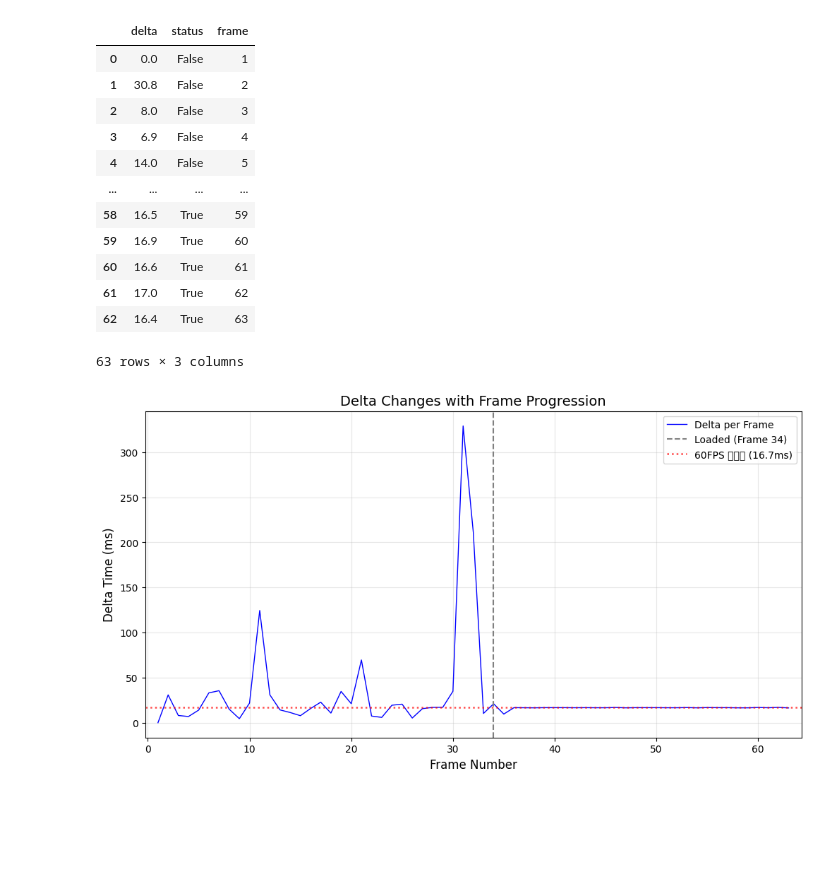
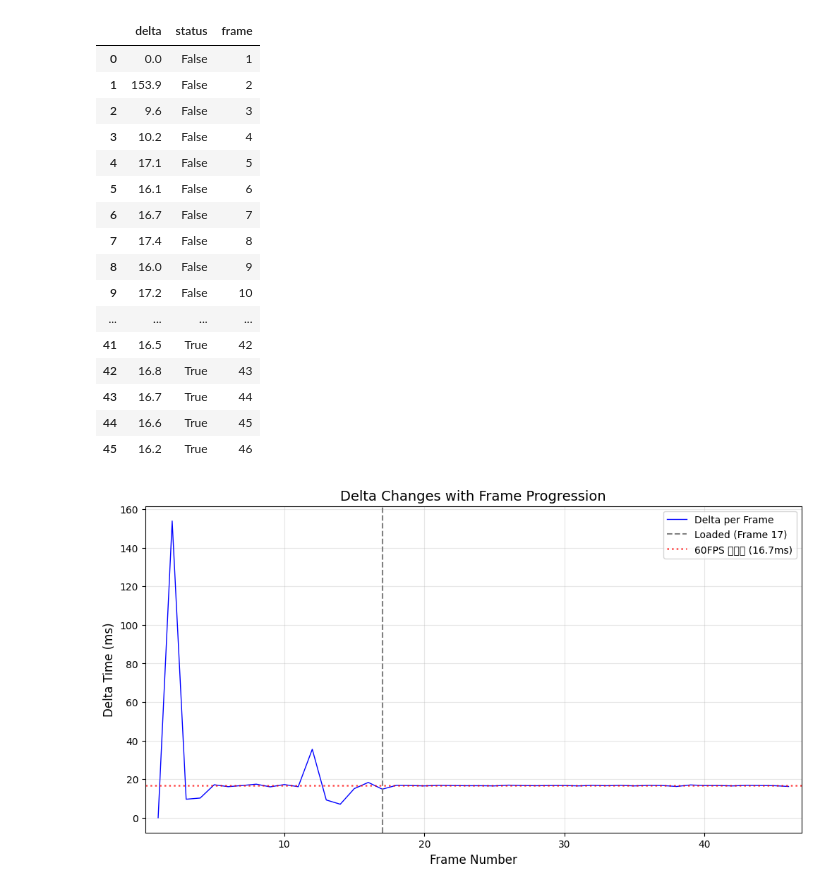
Before and after one commit to qqyzk/loadWebXR, a Jupyter notebook: visualize/delta.ipynb, the cells around one changed output. Saved outputs shown, nothing was run; the diff lists cells and outputs as text; code cells hidden in the pictures; blank space fills up the shorter version.

```diff
--- a/visualize/delta.ipynb
+++ b/visualize/delta.ipynb
@@ -8,7 +6,7 @@ ModuleNotFoundError: No module named 'matplotlib'
 # %%
 
 # 1. 检查并读取数据文件
-file_path = "./data/changetodelay.json"  # 假设文件已移动到当前目录
+file_path = "./performance_data.json"  # 假设文件已移动到当前目录
 
 with open(file_path, 'r') as f:
     data = json.load(f)
@@ -18,17 +16,21 @@ df
 # %% [output]
 |  | delta | status | frame |
 | 0 | 0.0 | False | 1 |
-| 1 | 30.8 | False | 2 |
-| 2 | 8.0 | False | 3 |
-| 3 | 6.9 | False | 4 |
-| 4 | 14.0 | False | 5 |
+| 1 | 153.9 | False | 2 |
+| 2 | 9.6 | False | 3 |
+| 3 | 10.2 | False | 4 |
+| 4 | 17.1 | False | 5 |
+| 5 | 16.1 | False | 6 |
+| 6 | 16.7 | False | 7 |
+| 7 | 17.4 | False | 8 |
+| 8 | 16.0 | False | 9 |
+| 9 | 17.2 | False | 10 |
 | ... | ... | ... | ... |
-| 58 | 16.5 | True | 59 |
-| 59 | 16.9 | True | 60 |
-| 60 | 16.6 | True | 61 |
-| 61 | 17.0 | True | 62 |
-| 62 | 16.4 | True | 63 |
+| 41 | 16.5 | True | 42 |
+| 42 | 16.8 | True | 43 |
+| 43 | 16.7 | True | 44 |
+| 44 | 16.6 | True | 45 |
+| 45 | 16.2 | True | 46 |
-63 rows × 3 columns
 # %%
 critical_frame = None
 for i in range(1, len(df)):
@@ -42,33 +44,33 @@ plt.plot(df['frame'], df['delta'],
          label='Delta per Frame',
          color='blue',
          linewidth=1)
 
 
 if critical_frame is not None:
     plt.axvline(x=critical_frame,
                 color='gray',
                 linestyle='--',
                 linewidth=1.5,
                 label=f'Loaded (Frame {critical_frame})')
 plt.axhline(y=16.7,
           color='red',
           linestyle=':',
           linewidth=1.8,
           alpha=0.7,
           label='60FPS 参考线 (16.7ms)')
 
 plt.title('Delta Changes with Frame Progression', fontsize=14)
 plt.xlabel('Frame Number', fontsize=12)
 plt.ylabel('Delta Time (ms)', fontsize=12)
 plt.grid(True, alpha=0.3)
 plt.legend()
 
 margin = len(df) * 0.02  # 2%的边距
 plt.xlim(df['frame'].min()-margin, df['frame'].max()+margin)
 
-output_file = "./images/changetodelay.png"
-plt.savefig(output_file, dpi=300, bbox_inches='tight')
+# output_file = "./images/changetodelay.png"
+# plt.savefig(output_file, dpi=300, bbox_inches='tight')
 
 plt.show()
 # %% [output]
-[figure, old version]
+[figure, new version]
```
Also changed, not shown: parts of 1 cell of this notebook, 5 other files.
